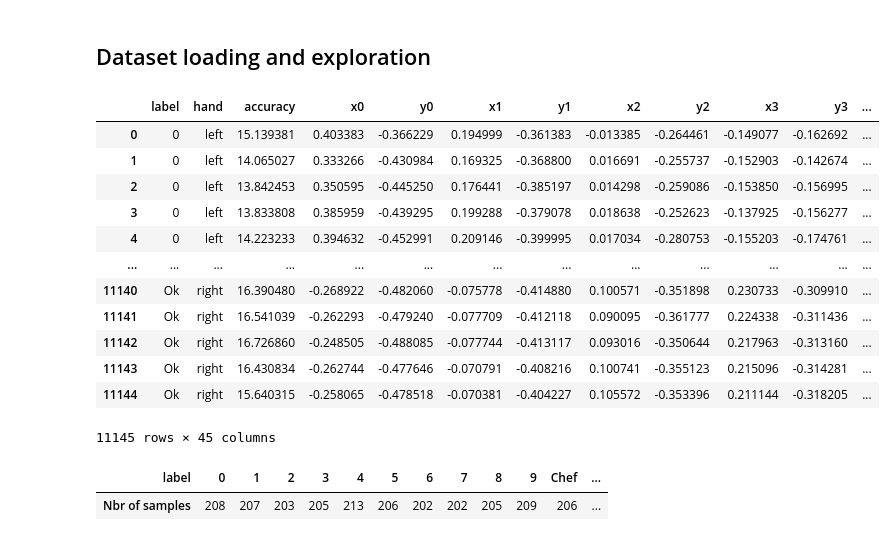
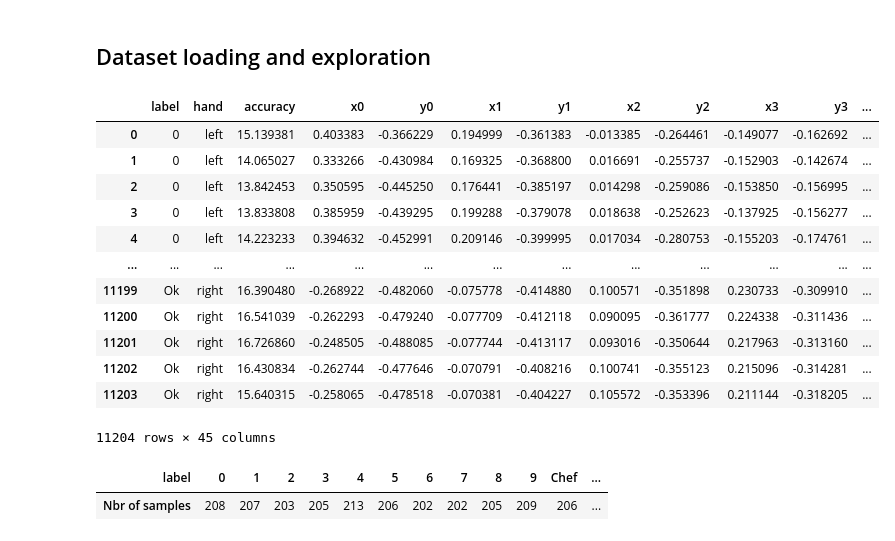
Before and after one commit to ArthurFDLR/OpenHand-Models, a Jupyter notebook: OpenHand-Models.ipynb, the cells around one changed output. Saved outputs shown, nothing was run; the diff lists cells and outputs as text; code cells hidden in the pictures.

```diff
--- a/OpenHand-Models.ipynb
+++ b/OpenHand-Models.ipynb
@@ -16,22 +23,22 @@ Available GPU(s):  device: 0, name: GeForce RTX 2060 with Max-Q Design, pci bus
 # %% [markdown]
 ## Dataset loading and exploration
 # %%
-dataset_df = pd.read_csv('./OpenHand_Dataset.csv')
+dataset_df = pd.read_csv(Path('.') / 'OpenHand_Dataset.csv')
 display(dataset_df)
 # %% [output]
 |  | label | hand | accuracy | x0 | y0 | x1 | y1 | x2 | y2 | x3 | y3 | ... |
 | 0 | 0 | left | 15.139381 | 0.403383 | -0.366229 | 0.194999 | -0.361383 | -0.013385 | -0.264461 | -0.149077 | -0.162692 | ... |
 | 1 | 0 | left | 14.065027 | 0.333266 | -0.430984 | 0.169325 | -0.368800 | 0.016691 | -0.255737 | -0.152903 | -0.142674 | ... |
 | 2 | 0 | left | 13.842453 | 0.350595 | -0.445250 | 0.176441 | -0.385197 | 0.014298 | -0.259086 | -0.153850 | -0.156995 | ... |
 | 3 | 0 | left | 13.833808 | 0.385959 | -0.439295 | 0.199288 | -0.379078 | 0.018638 | -0.252623 | -0.137925 | -0.156277 | ... |
 | 4 | 0 | left | 14.223233 | 0.394632 | -0.452991 | 0.209146 | -0.399995 | 0.017034 | -0.280753 | -0.155203 | -0.174761 | ... |
 | ... | ... | ... | ... | ... | ... | ... | ... | ... | ... | ... | ... | ... |
-| 11140 | Ok | right | 16.390480 | -0.268922 | -0.482060 | -0.075778 | -0.414880 | 0.100571 | -0.351898 | 0.230733 | -0.309910 | ... |
-| 11141 | Ok | right | 16.541039 | -0.262293 | -0.479240 | -0.077709 | -0.412118 | 0.090095 | -0.361777 | 0.224338 | -0.311436 | ... |
-| 11142 | Ok | right | 16.726860 | -0.248505 | -0.488085 | -0.077744 | -0.413117 | 0.093016 | -0.350644 | 0.217963 | -0.313160 | ... |
-| 11143 | Ok | right | 16.430834 | -0.262744 | -0.477646 | -0.070791 | -0.408216 | 0.100741 | -0.355123 | 0.215096 | -0.314281 | ... |
-| 11144 | Ok | right | 15.640315 | -0.258065 | -0.478518 | -0.070381 | -0.404227 | 0.105572 | -0.353396 | 0.211144 | -0.318205 | ... |
+| 11199 | Ok | right | 16.390480 | -0.268922 | -0.482060 | -0.075778 | -0.414880 | 0.100571 | -0.351898 | 0.230733 | -0.309910 | ... |
+| 11200 | Ok | right | 16.541039 | -0.262293 | -0.479240 | -0.077709 | -0.412118 | 0.090095 | -0.361777 | 0.224338 | -0.311436 | ... |
+| 11201 | Ok | right | 16.726860 | -0.248505 | -0.488085 | -0.077744 | -0.413117 | 0.093016 | -0.350644 | 0.217963 | -0.313160 | ... |
+| 11202 | Ok | right | 16.430834 | -0.262744 | -0.477646 | -0.070791 | -0.408216 | 0.100741 | -0.355123 | 0.215096 | -0.314281 | ... |
+| 11203 | Ok | right | 15.640315 | -0.258065 | -0.478518 | -0.070381 | -0.404227 | 0.105572 | -0.353396 | 0.211144 | -0.318205 | ... |
-11145 rows × 45 columns
+11204 rows × 45 columns
 # %%
 hand_label = 'right'
 test_split = 0.10
```
Also changed, not shown: parts of 14 cells of this notebook.
